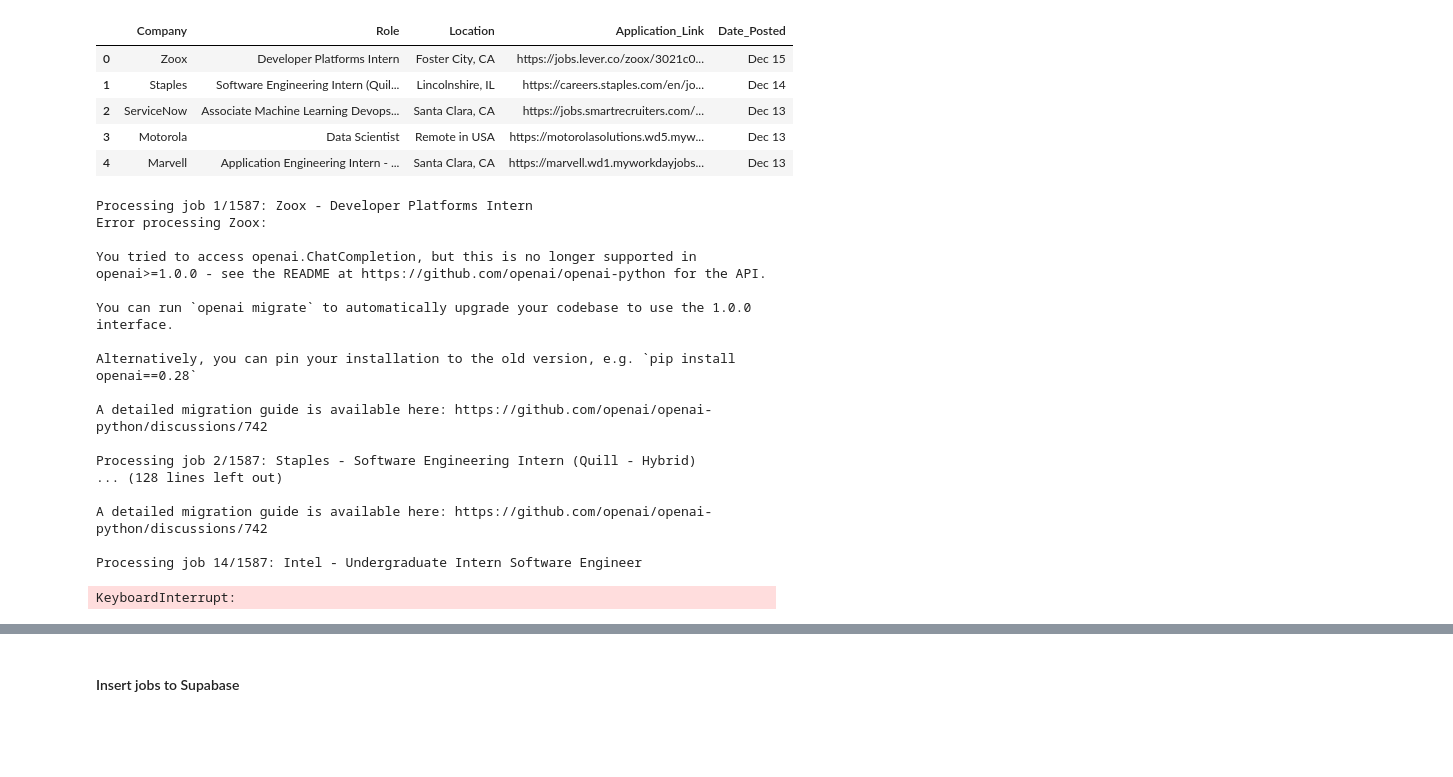
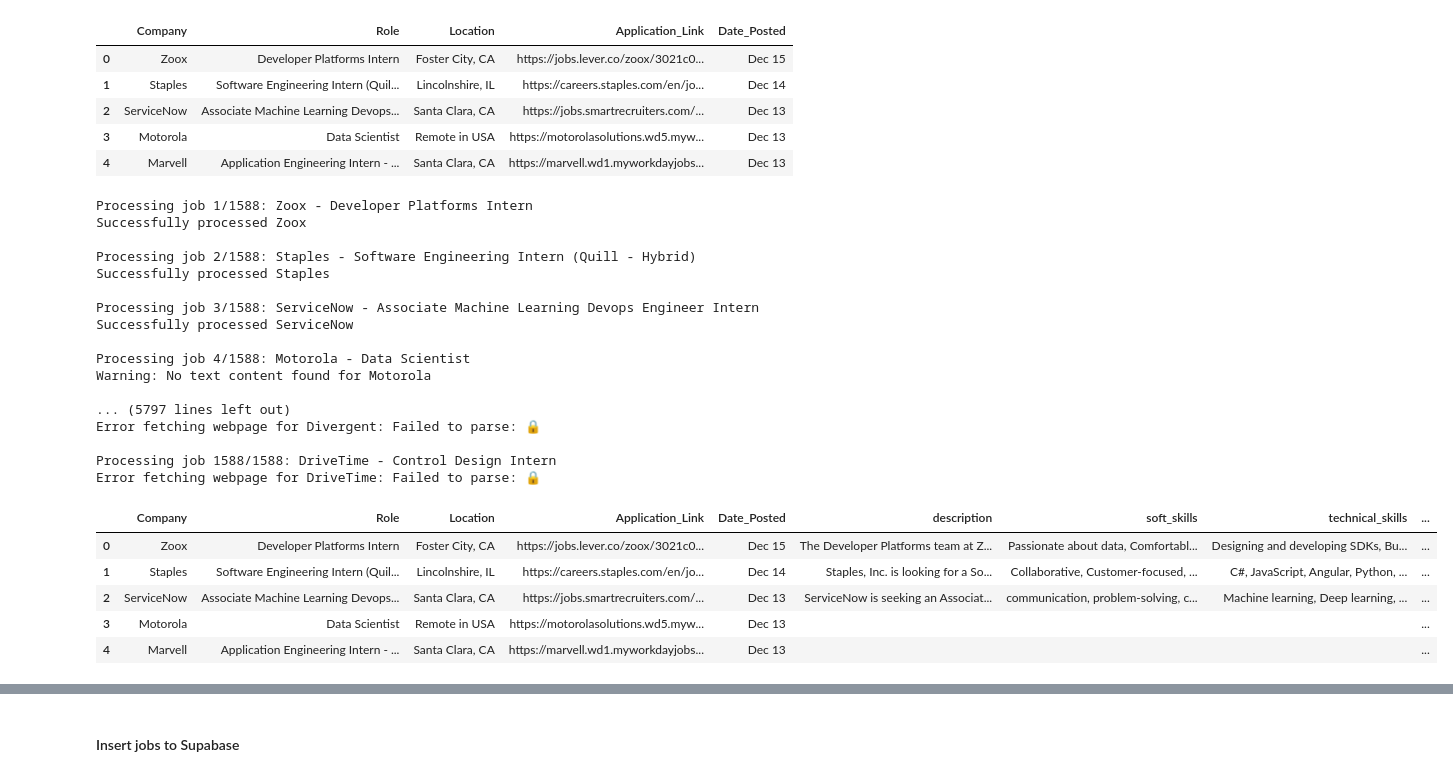
Before and after one commit to Sloosmore/abg, a Jupyter notebook: scraper/testing.ipynb, the cells around one changed output, grey strips where cells are left out. Drawn from its saved outputs; the diff is of its cells as text; code cells hidden in the pictures; blank space fills up the shorter version.

```diff
--- a/scraper/testing.ipynb
+++ b/scraper/testing.ipynb
@@ -221,24 +247,30 @@ df.head()
 | 4 | Marvell | Application Engineering Intern - ... | Santa Clara, CA | https://marvell.wd1.myworkdayjobs... | Dec 13 |
 # %%
 enriched_jobs = enrich_job_data(df)
-
-enriched_jobs[0]
 # %% [output]
-Processing job 1/1587: Zoox - Developer Platforms Intern
-Error processing Zoox:
+Processing job 1/1588: Zoox - Developer Platforms Intern
+Successfully processed Zoox
 
-You tried to access openai.ChatCompletion, but this is no longer supported in openai>=1.0.0 - see the README at https://github.com/openai/openai-python for the API.
+Processing job 2/1588: Staples - Software Engineering Intern (Quill - Hybrid)
+Successfully processed Staples
 
-You can run `openai migrate` to automatically upgrade your codebase to use the 1.0.0 interface.
+Processing job 3/1588: ServiceNow - Associate Machine Learning Devops Engineer Intern
+Successfully processed ServiceNow
 
-Alternatively, you can pin your installation to the old version, e.g. `pip install openai==0.28`
+Processing job 4/1588: Motorola - Data Scientist
+Warning: No text content found for Motorola
 
-A detailed migration guide is available here: https://github.com/openai/openai-python/discussions/742
+... (5797 lines left out)
+Error fetching webpage for Divergent: Failed to parse: 🔒
 
-Processing job 2/1587: Staples - Software Engineering Intern (Quill - Hybrid)
-... (128 lines left out)
-
-A detailed migration guide is available here: https://github.com/openai/openai-python/discussions/742
-
-Processing job 14/1587: Intel - Undergraduate Intern Software Engineer
+Processing job 1588/1588: DriveTime - Control Design Intern
+Error fetching webpage for DriveTime: Failed to parse: 🔒
-KeyboardInterrupt:
+# %%
+enriched_jobs.head()
+# %% [output]
+|  | Company | Role | Location | Application_Link | Date_Posted | description | soft_skills | technical_skills | ... |
+| 0 | Zoox | Developer Platforms Intern | Foster City, CA | https://jobs.lever.co/zoox/3021c0... | Dec 15 | The Developer Platforms team at Z... | Passionate about data, Comfortabl... | Designing and developing SDKs, Bu... | ... |
+| 1 | Staples | Software Engineering Intern (Quil... | Lincolnshire, IL | https://careers.staples.com/en/jo... | Dec 14 | Staples, Inc. is looking for a So... | Collaborative, Customer-focused, ... | C#, JavaScript, Angular, Python, ... | ... |
+| 2 | ServiceNow | Associate Machine Learning Devops... | Santa Clara, CA | https://jobs.smartrecruiters.com/... | Dec 13 | ServiceNow is seeking an Associat... | communication, problem-solving, c... | Machine learning, Deep learning, ... | ... |
+| 3 | Motorola | Data Scientist | Remote in USA | https://motorolasolutions.wd5.myw... | Dec 13 |  |  |  | ... |
+| 4 | Marvell | Application Engineering Intern - ... | Santa Clara, CA | https://marvell.wd1.myworkdayjobs... | Dec 13 |  |  |  | ... |
```
Also changed, not shown: parts of 11 cells of this notebook, 1 other file.
